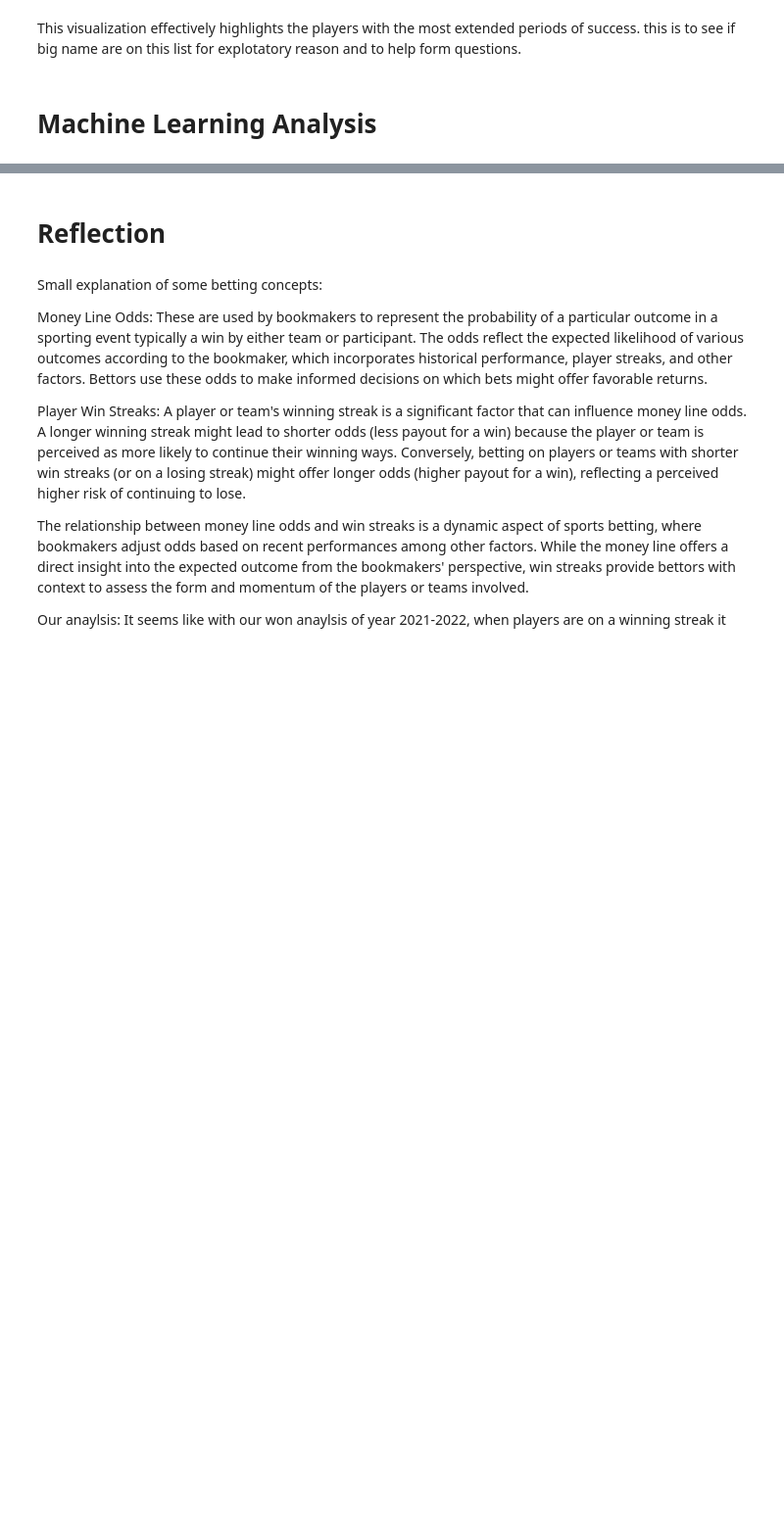
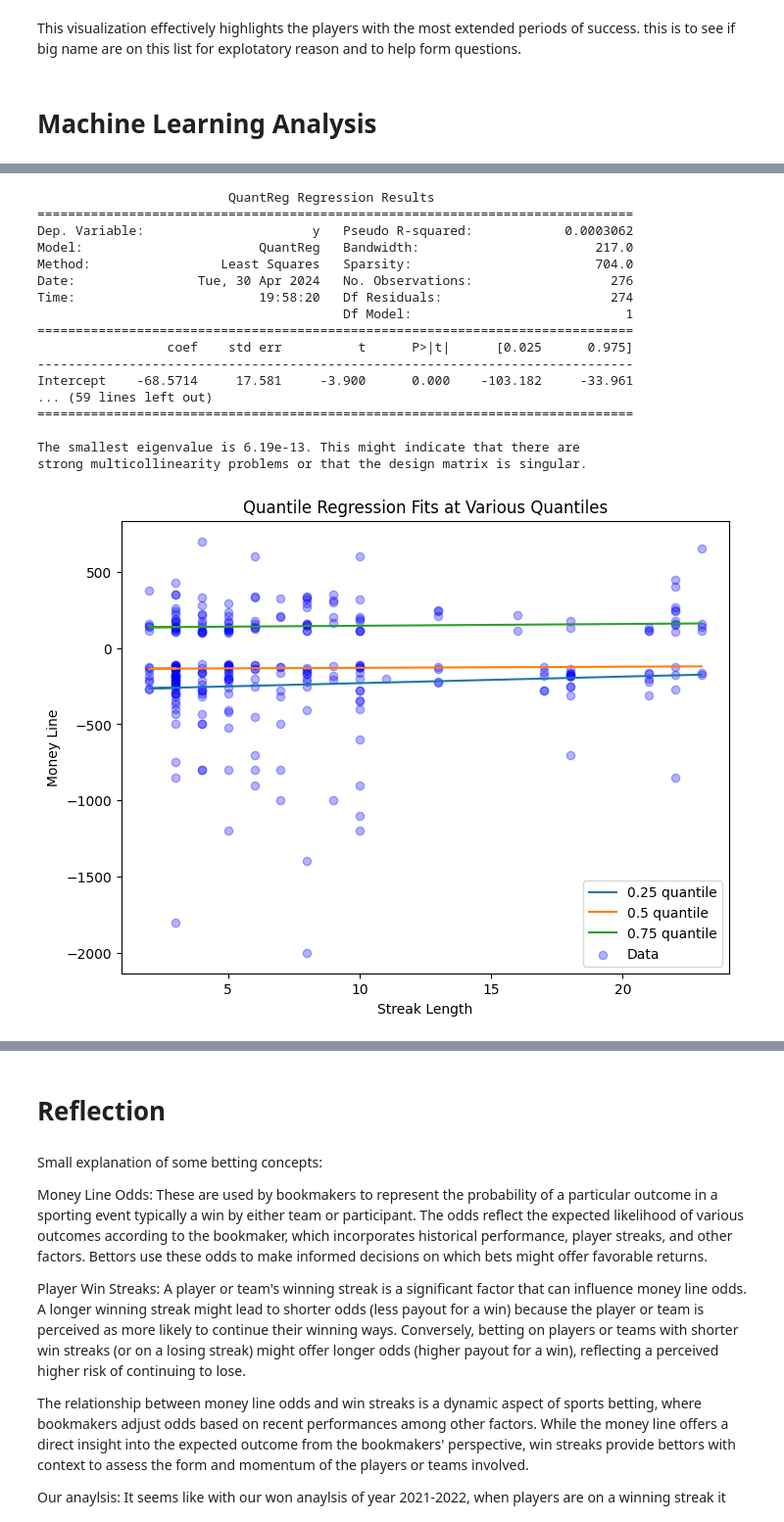
Before and after one commit to ihern/418-Project, a Jupyter notebook: Muhammad_notebook.ipynb, the cells around one changed output, grey strips where cells are left out. Shown: that part at 98% size. Drawn from its saved outputs; the diff is of its cells as text; code cells hidden in the pictures; blank space fills up the shorter version.

```diff
--- a/Muhammad_notebook.ipynb
+++ b/Muhammad_notebook.ipynb
@@ -481,0 +362,68 @@ accuracy_lr, conf_matrix_lr
+# %%
+streaks_with_bets['Streak Started'] = pd.to_datetime(streaks_with_bets['Streak Started'])
+streaks_with_bets['Streak Ended'] = pd.to_datetime(streaks_with_bets['Streak Ended'])
+
+streaks_with_bets['Streak Length'] = (streaks_with_bets['Streak Ended'] - streaks_with_bets['Streak Started']).dt.days + 1
+
+
+streak_summary = streaks_with_bets.groupby(['Player', 'Streak Started', 'Streak Ended', 'Streak Length']).agg({
+    'Money Line': 'mean'
+}).reset_index()
+# %%
+
+import statsmodels.api as sm
+import statsmodels.formula.api as smf
+
+X = streaks_with_bets[['Streak Length']]
+y = streaks_with_bets['Money Line']
+
+
+X = sm.add_constant(X)
+
+
+mod = smf.quantreg('y ~ X', streaks_with_bets)
+res = mod.fit(q=0.5)
+
+print(res.summary())
+
+
+quantiles = [0.25, 0.5, 0.75]
+
+for qt in quantiles:
+    res = mod.fit(q=qt)
+    print(f'Results for {qt} quantile')
+    print(res.summary())
+
+import matplotlib.pyplot as plt
+
+fig, ax = plt.subplots(figsize=(8, 6))
+
+for qt in quantiles:
+    res = mod.fit(q=qt)
+    plt.plot(X['Streak Length'], res.predict(), label=f'{qt} quantile')
+
+plt.scatter(X['Streak Length'], y, alpha=0.3, color='blue', label='Data')
+plt.xlabel('Streak Length')
+plt.ylabel('Money Line')
+plt.title('Quantile Regression Fits at Various Quantiles')
+plt.legend()
+plt.show()
+# %% [output]
+                         QuantReg Regression Results
+==============================================================================
+Dep. Variable:                      y   Pseudo R-squared:            0.0003062
+Model:                       QuantReg   Bandwidth:                       217.0
+Method:                 Least Squares   Sparsity:                        704.0
+Date:                Tue, 30 Apr 2024   No. Observations:                  276
+Time:                        19:58:20   Df Residuals:                      274
+                                        Df Model:                            1
+==============================================================================
+                 coef    std err          t      P>|t|      [0.025      0.975]
+------------------------------------------------------------------------------
+Intercept    -68.5714     17.581     -3.900      0.000    -103.182     -33.961
+... (59 lines left out)
+==============================================================================
+
+The smallest eigenvalue is 6.19e-13. This might indicate that there are
+strong multicollinearity problems or that the design matrix is singular.
+[figure, added]
```
Also changed, not shown: parts of 14 cells of this notebook.
